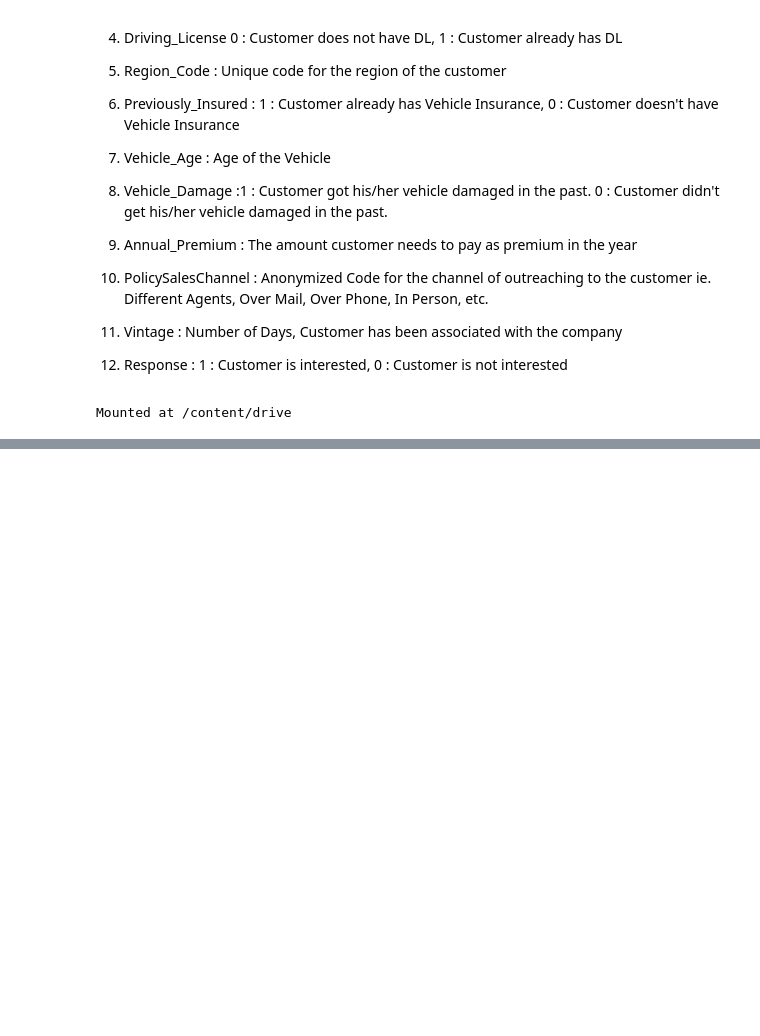
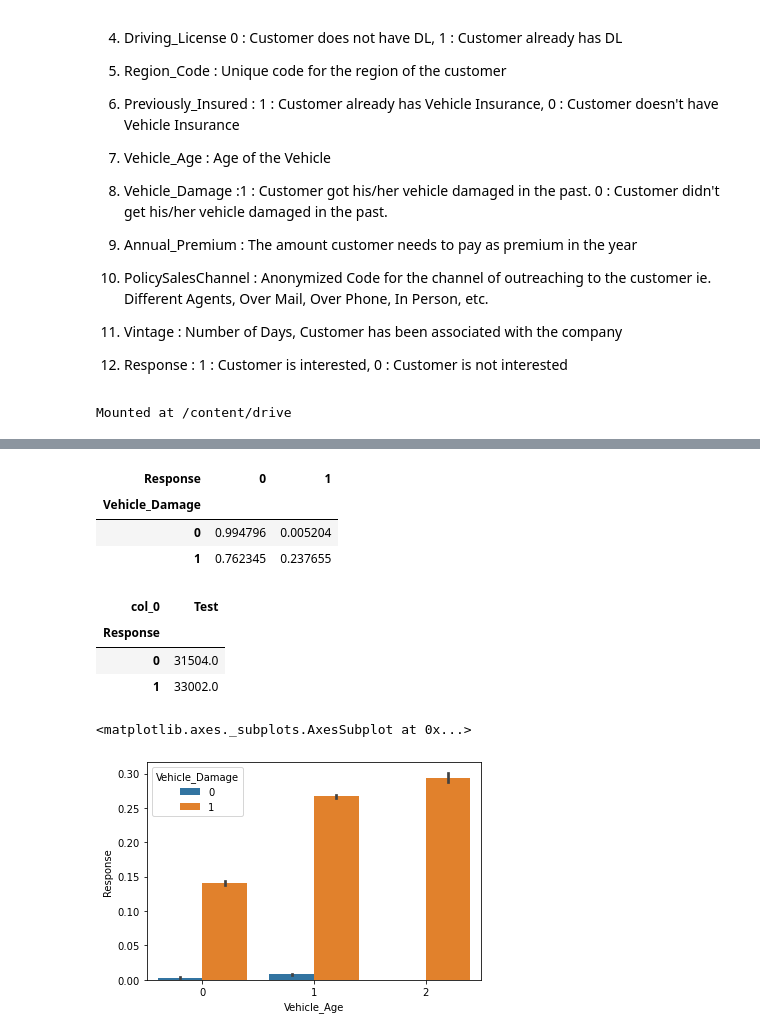
Before and after one commit to anupstar100/Health-Insurance-Cross-Sell-Prediction, a Jupyter notebook: SML_Capstone_Project_HEALTH_INSURANCE_CROSS_SELL_PREDICTION.ipynb, the cells around one changed output, grey strips where cells are left out. Drawn from its saved outputs; the diff is of its cells as text; code cells hidden in the pictures; blank space fills up the shorter version.

```diff
--- a/SML_Capstone_Project_HEALTH_INSURANCE_CROSS_SELL_PREDICTION.ipynb
+++ b/SML_Capstone_Project_HEALTH_INSURANCE_CROSS_SELL_PREDICTION.ipynb
@@ -1116,0 +204,3 @@ Using logiistic regression that has been tuned, we focus more on recall instead
+# %%
+df['Gender'] = df['Gender'].map({'Female':1, 'Male':0})
+df.head()
@@ -1116,0 +228,3 @@ Using logiistic regression that has been tuned, we focus more on recall instead
+# %%
+df['Vehicle_Age'] = df['Vehicle_Age'].map({'1-2 Year':1, '< 1 Year':0, '> 2 Years': 2})
+df.head()
@@ -1116,0 +365,25 @@ Using logiistic regression that has been tuned, we focus more on recall instead
+# %%
+pd.crosstab(index = df['Vehicle_Damage'], columns = df['Response'], normalize = 'index')
+
+# Peeople who has a vehicle damage are more likely to response since they know the concequences
+# People who don't have a vehicle Damage Are less likely to response
+# %% [output]
+| Response | 0 | 1 |
+| Vehicle_Damage |  |  |
+| 0 | 0.994796 | 0.005204 |
+| 1 | 0.762345 | 0.237655 |
+# %%
+pd.crosstab(index = df['Response'], columns = 'Test', values = df['Annual_Premium'], aggfunc = 'median')
+# %% [output]
+| col_0 | Test |
+| Response |  |
+| 0 | 31504.0 |
+| 1 | 33002.0 |
+# %%
+sns.barplot(x = df['Vehicle_Age'], y= df['Response'], hue = df['Vehicle_Damage'])
+
+# Customer who has more than 2 years car age has a more likely to have vehicle damage and more likely to response to vehicle insurance
+# Customer who has a vehicle damage are more like to response to Insurance as well
+# %% [output]
+<matplotlib.axes._subplots.AxesSubplot at 0x...>
+[figure, added]
```
Also changed, not shown: parts of 232 cells of this notebook.
